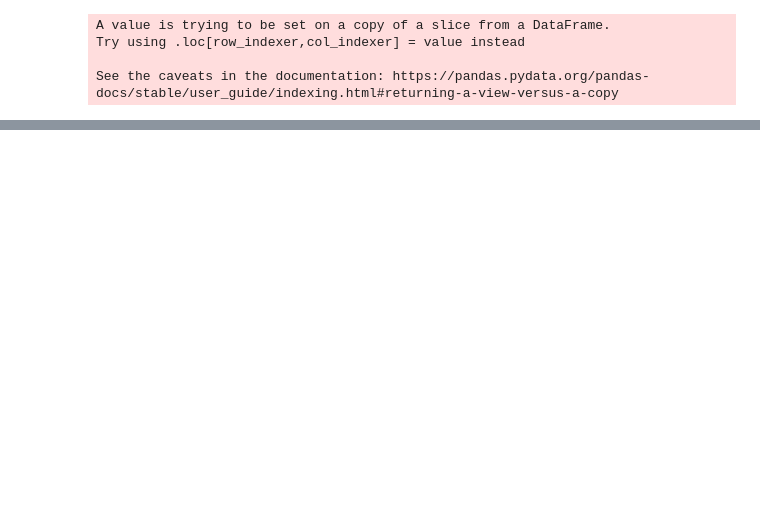
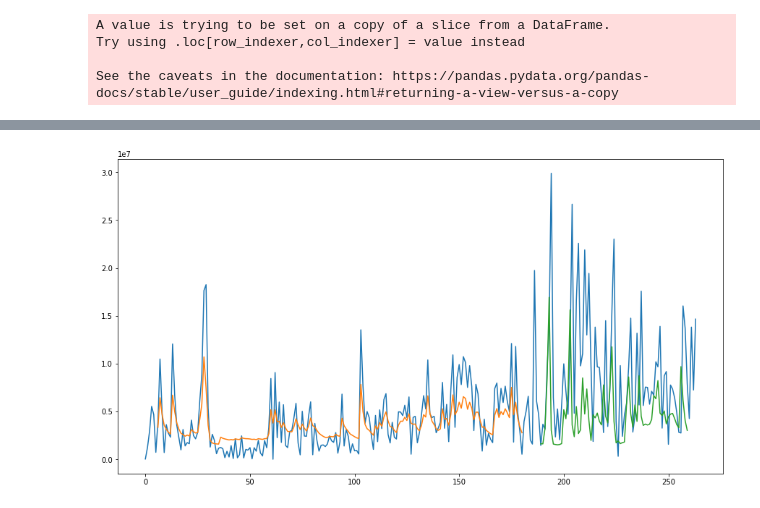
Before and after one commit to jblancoperez/fiap-desafio, a Jupyter notebook: 04.Predicao_valores_credito_dois_proximos_dias.ipynb, the cells around one changed output, grey strips where cells are left out. Cells and saved outputs as stored; diff of their text form; code cells hidden in the pictures; blank space fills up the shorter version.

```diff
--- a/04.Predicao_valores_credito_dois_proximos_dias.ipynb
+++ b/04.Predicao_valores_credito_dois_proximos_dias.ipynb
@@ -194,0 +193,8 @@ Test Score: inf RMSE
+# %%
+plt.figure(figsize=(15,8))
+plt.plot(scaler.inverse_transform(X))
+plt.plot(trainPredictPlot)
+plt.plot(testPredictPlot)
+plt.show()
+# %% [output]
+[figure, added]
```
Also changed, not shown: parts of 4 cells of this notebook, 1 other file.
